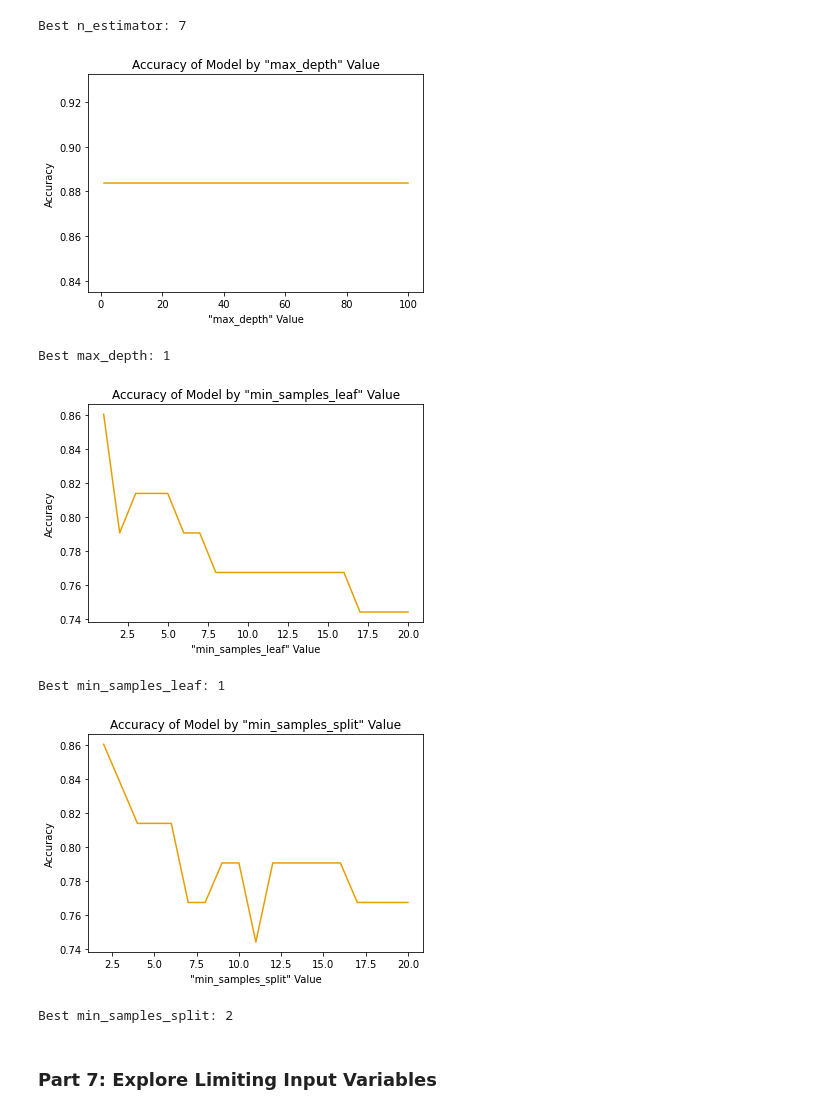
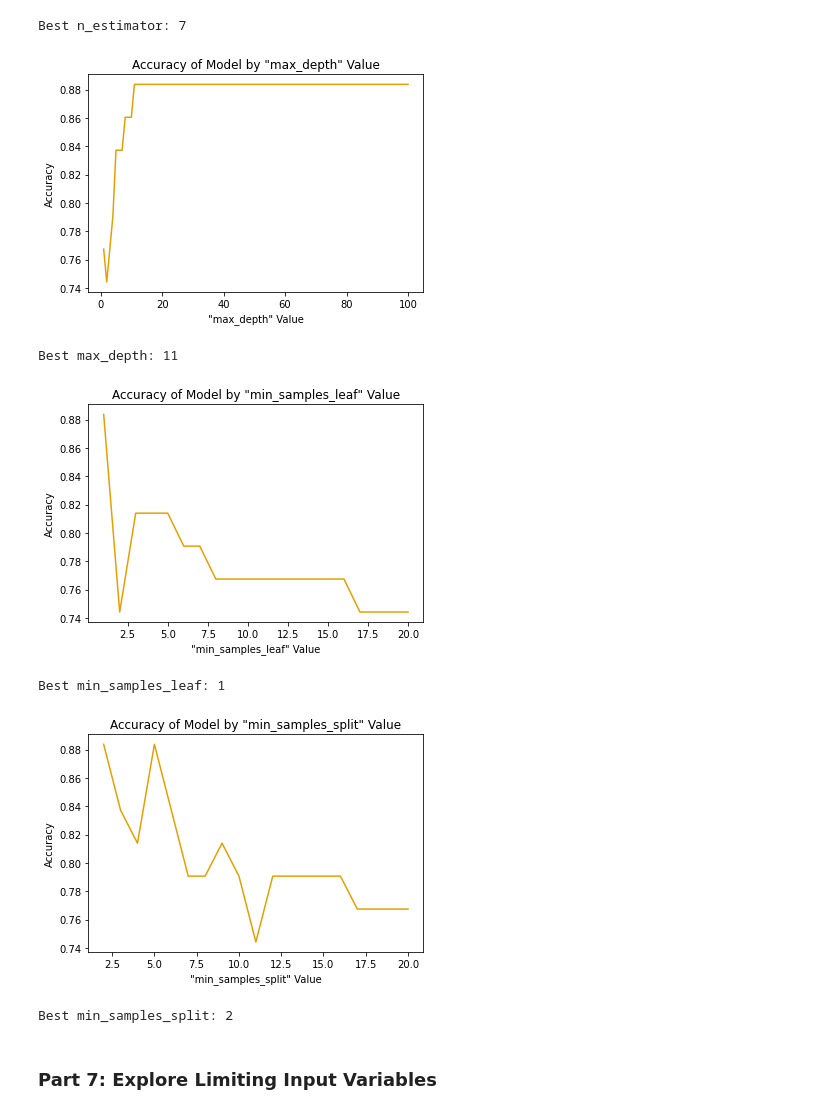
Before and after one commit to jackrlynn3/ml-random-forest, a Jupyter notebook: optimization_random_forest.ipynb, the cells around one changed output. Cells and saved outputs as stored; diff of their text form; code cells hidden in the pictures.

```diff
--- a/optimization_random_forest.ipynb
+++ b/optimization_random_forest.ipynb
@@ -246,6 +262,7 @@ print(models['Random Forest (Grid Search Tuned)'].best_params_)
 # Make graphic for n_estimators
 
 # Get accuracy values
+start = time.time()
 accuracy = []
 values = list(range(1, 201, 1))
 max_val = 0
@@ -267,6 +284,7 @@ ax.set_ylabel('Accuracy')
 ax.set_title('Accuracy of Model by "n_estimator" Value')
 plt.show()
 print(f'Best n_estimator: {max_int}')
+opt_n_estimator = max_int
 # %% [output]
 [figure]
 Best n_estimator: 7
@@ -279,8 +297,8 @@ values = list(range(1, 101, 1))
 max_val = 0
 max_int = 0
 for max_depth in range(1, 101, 1):
-  test_model = RandomForestClassifier(random_state=0, max_depth=n_estimator,
-                                      n_estimators=7)
+  test_model = RandomForestClassifier(random_state=0, max_depth=max_depth,
+                                      n_estimators=opt_n_estimator)
   test_model.fit(X_train, y_train)
   accuracy.append(accuracy_score(y_test, test_model.predict(X_test)))
   if (max_val < accuracy_score(y_test, test_model.predict(X_test))):
@@ -295,9 +313,10 @@ ax.set_ylabel('Accuracy')
 ax.set_title('Accuracy of Model by "max_depth" Value')
 plt.show()
 print(f'Best max_depth: {max_int}')
+opt_max_depth = max_int
 # %% [output]
-[figure, old version]
+[figure, new version]
-Best max_depth: 1
+Best max_depth: 11
 # %%
 # Make graphic for min_samples_leaf
 
@@ -307,8 +326,8 @@ values = list(range(1,21))
 max_val = 0
 max_int = 0
 for min_samples_leaf in range(1,21):
-  test_model = RandomForestClassifier(random_state=0, max_depth=8,
-                                      n_estimators=7,
+  test_model = RandomForestClassifier(random_state=0, max_depth=opt_max_depth,
+                                      n_estimators=opt_n_estimator,
                                       min_samples_leaf=min_samples_leaf)
   test_model.fit(X_train, y_train)
   accuracy.append(accuracy_score(y_test, test_model.predict(X_test)))
@@ -324,37 +343,39 @@ ax.set_ylabel('Accuracy')
 ax.set_title('Accuracy of Model by "min_samples_leaf" Value')
 plt.show()
 print(f'Best min_samples_leaf: {max_int}')
+opt_min_sample_leaf = max_int
 # %% [output]
-[figure, old version]
+[figure, new version]
 Best min_samples_leaf: 1
 # %%
 # Make graphic for min_samples_split
 
 # Get accuracy values
 accuracy = []
 values = list(range(2,21))
 max_val = 0
 max_int = 0
 for min_samples_split in range(2,21):
-  test_model = RandomForestClassifier(random_state=0, max_depth=8,
-                                      n_estimators=7,
-                                      min_samples_leaf=1,
+  test_model = RandomForestClassifier(random_state=0, max_depth=opt_max_depth,
+                                      n_estimators=opt_n_estimator,
+                                      min_samples_leaf=opt_min_sample_leaf,
                                       min_samples_split=min_samples_split)
   test_model.fit(X_train, y_train)
   accuracy.append(accuracy_score(y_test, test_model.predict(X_test)))
   if (max_val < accuracy_score(y_test, test_model.predict(X_test))):
     max_val = accuracy_score(y_test, test_model.predict(X_test))
     max_int = min_samples_split
 
 # Plot accuracy
 fig, ax = plt.subplots()
 ax.plot(values, accuracy, color=colors[0])
 ax.set_xlabel('"min_samples_split" Value')
 ax.set_ylabel('Accuracy')
 ax.set_title('Accuracy of Model by "min_samples_split" Value')
 plt.show()
 print(f'Best min_samples_split: {max_int}')
+opt_min_samples_split = max_int
 # %% [output]
-[figure, old version]
+[figure, new version]
 Best min_samples_split: 2
 # %%
```
Also changed, not shown: parts of 9 cells of this notebook, 3 other files.
